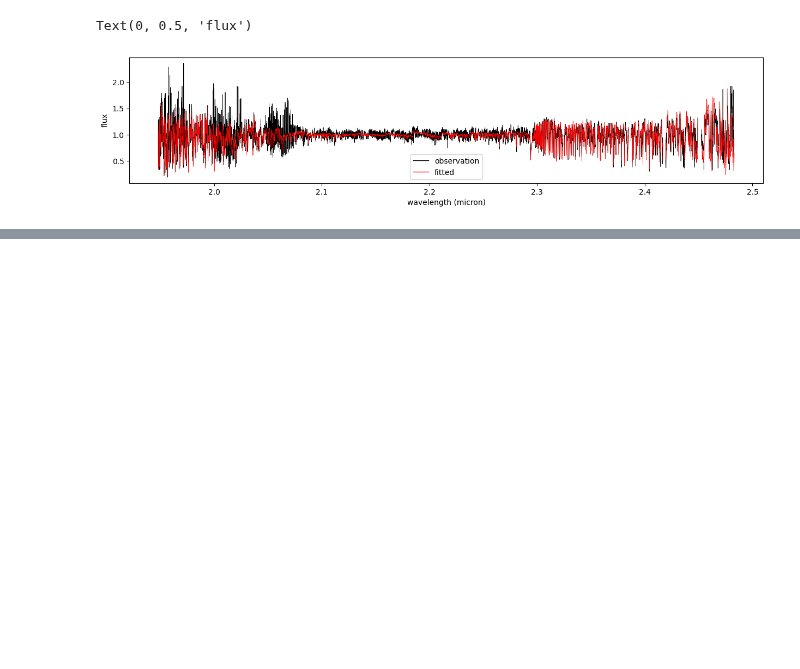
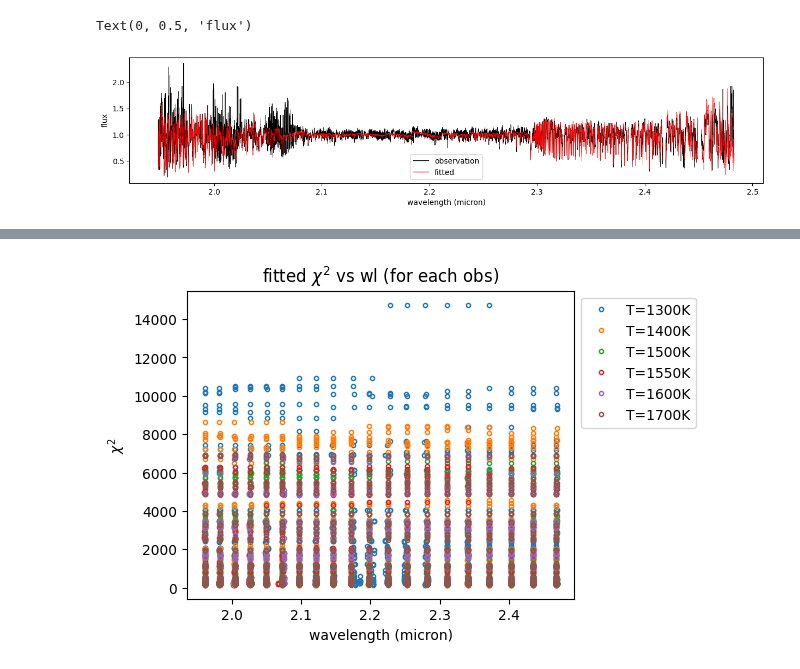
Before and after one commit to alphalyncis/dopplerimg, a Jupyter notebook: code/fit_IGRINS.ipynb, the cells around one changed output, grey strips where cells are left out. Saved outputs shown, nothing was run; the diff lists cells and outputs as text; code cells hidden in the pictures; blank space fills up the shorter version.

```diff
--- a/code/fit_IGRINS.ipynb
+++ b/code/fit_IGRINS.ipynb
@@ -153,0 +203,15 @@ Text(0, 0.5, 'flux')
+# %%
+plt.figure(figsize=(5,4))
+for model in modellist:
+    chisq_points = chisq[model] # plot all points
+    lam_points = np.median(chiplams[model], axis=2).flatten() # plot all points
+    #chisq_points = np.median(chisq[model].reshape((56, 20)), axis=0) # plot one point per wl
+    #lam_points = np.median(np.median(chiplams[model], axis=0), axis=1) # plot one point per wl
+    plt.plot(lam_points, chisq_points, ".", mfc="none", label=f"T={float(model[4:8])*100:.0f}K")
+    plt.xlabel("wavelength (micron)")
+    plt.ylabel("$\chi^2$")
+    plt.title("fitted $\chi^2$ vs wl (for each obs)")
+    #plt.title("fitted $\chi^2$ vs wl (median over obs)") # plot one point per wl
+    plt.legend(bbox_to_anchor=(1, 1))
+# %% [output]
+[figure, added]
```
Also changed, not shown: parts of 23 cells of this notebook, 29 other files.
